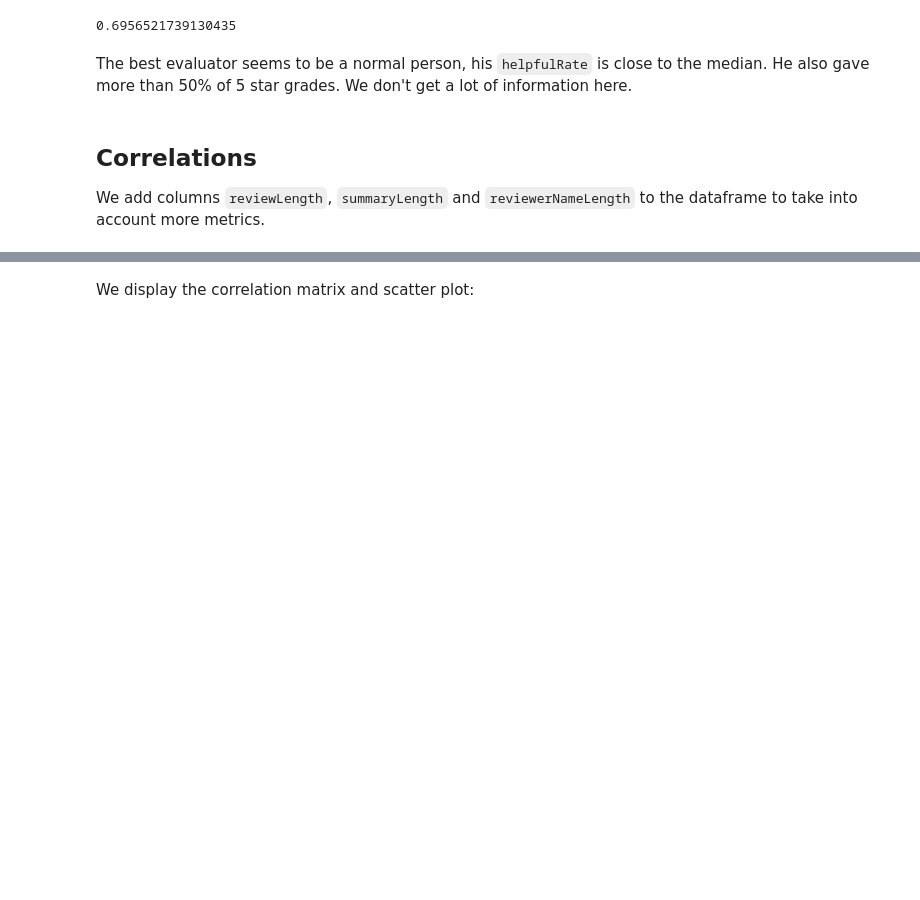
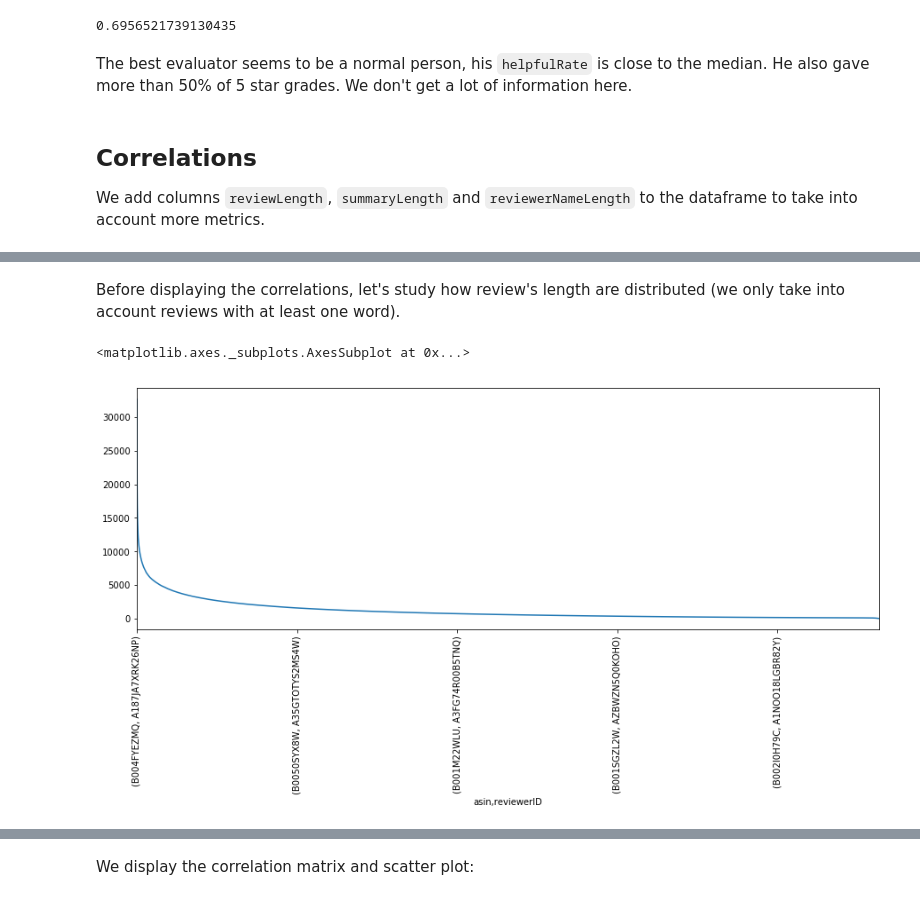
Before and after one commit to adamazon/adamazon-code, a Jupyter notebook: Project.ipynb, the cells around one changed output, grey strips where cells are left out. Drawn from its saved outputs; the diff is of its cells as text; code cells hidden in the pictures; blank space fills up the shorter version.

Commit message:
add text length analysis

```diff
--- a/Project.ipynb
+++ b/Project.ipynb
@@ -442,3 +441,11 @@ video_games.head()
 |  | A1INA0F5CWW3J4 | 1 | 1st shipment received a book inst... | Amazon Shopper "Mr.Repsol" | Wrong key | 2014-06-28 | -1.000000 | 0 | 6629 | ... |
 |  | A1DLMTOTHQ4AST | 3 | I got this version instead of the... | ampgreen | awesome game, if it did not crash... | 2011-09-14 | 0.700000 | 10 | 6629 | ... |
 |  | A361M14PU2GUEG | 4 | I had Dirt 2 on Xbox 360 and it w... | Angry Ryan "Ryan A. Forrest" | DIRT 3 | 2011-06-14 | 1.000000 | 2 | 6629 | ... |
+# %% [markdown]
+Before displaying the correlations, let's study how review's length are distributed (we only take into account reviews with at least one word).
+# %%
+reviews_length = video_games[video_games.reviewLength > 0].reviewLength.sort_values(ascending=False)
+reviews_length.plot(rot=90, figsize=(15, 5))
+# %% [output]
+<matplotlib.axes._subplots.AxesSubplot at 0x...>
+[figure, added]
```
Also changed, not shown: parts of 7 cells of this notebook, 1 other file.
